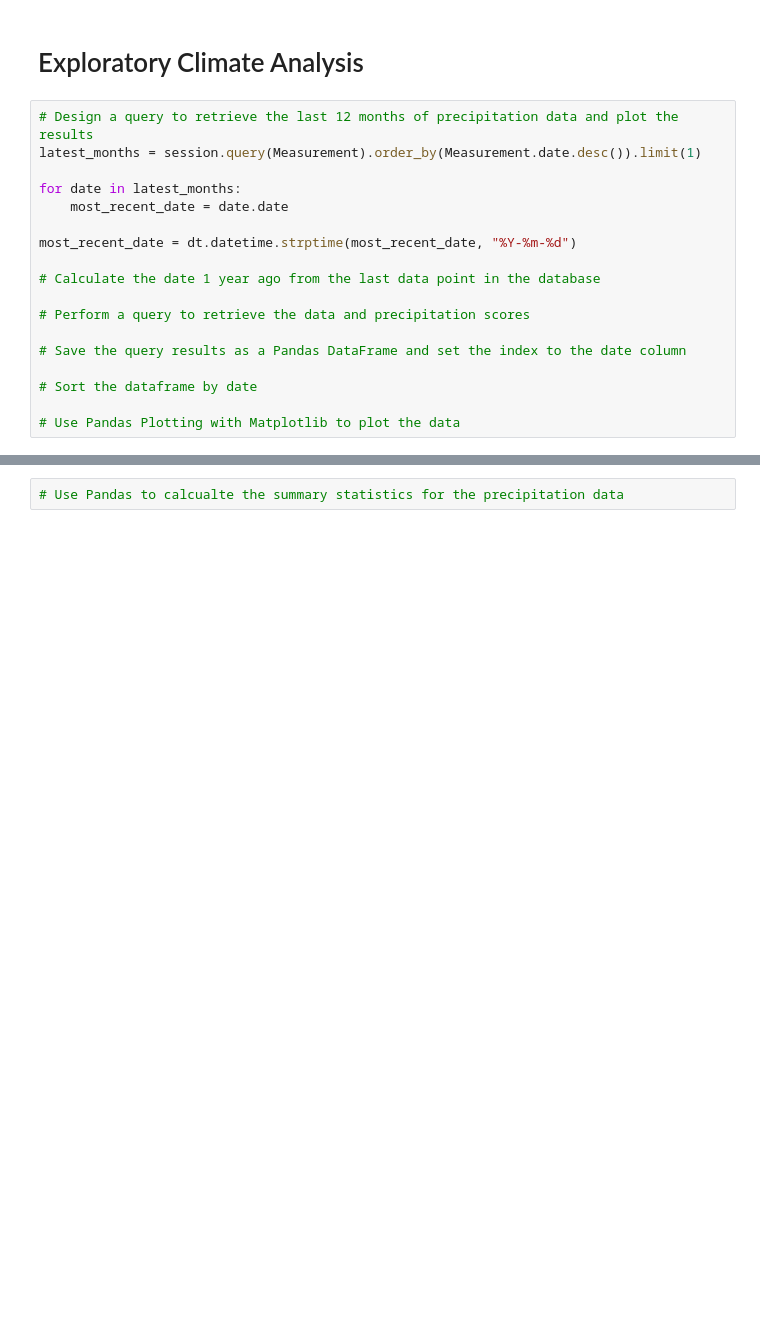
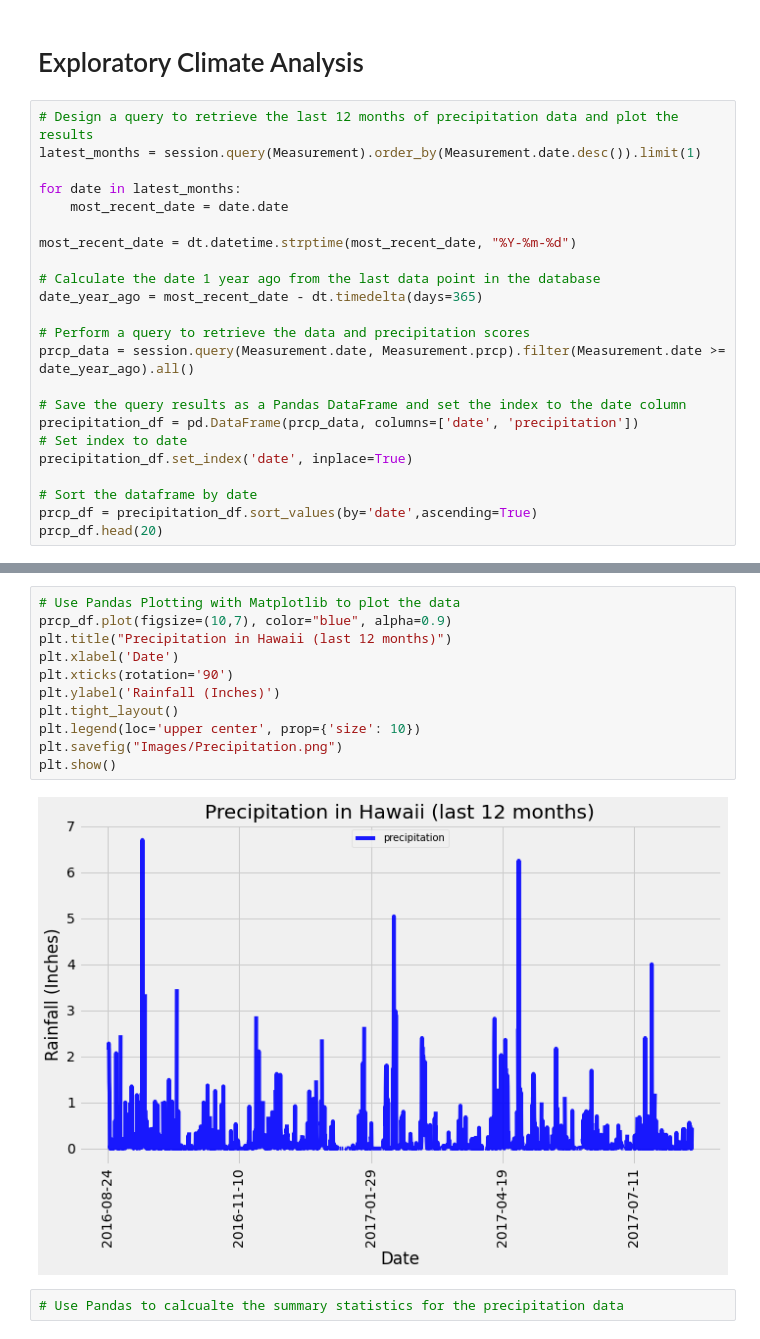
Before and after one commit to iCode13/sqlalchemy-challenge, a Jupyter notebook: climate_analysis.ipynb, the cells around one changed output, grey strips where cells are left out. Saved outputs shown, nothing was run; the diff lists cells and outputs as text; blank space fills up the shorter version.

Commit message:
precipitation plot

```diff
--- a/climate_analysis.ipynb
+++ b/climate_analysis.ipynb
@@ -53,11 +53,16 @@ for date in latest_months:
 most_recent_date = dt.datetime.strptime(most_recent_date, "%Y-%m-%d")
 
 # Calculate the date 1 year ago from the last data point in the database
+date_year_ago = most_recent_date - dt.timedelta(days=365)
 
 # Perform a query to retrieve the data and precipitation scores
+prcp_data = session.query(Measurement.date, Measurement.prcp).filter(Measurement.date >= date_year_ago).all()
 
 # Save the query results as a Pandas DataFrame and set the index to the date column
+precipitation_df = pd.DataFrame(prcp_data, columns=['date', 'precipitation'])
+# Set index to date
+precipitation_df.set_index('date', inplace=True)
 
 # Sort the dataframe by date
-
-# Use Pandas Plotting with Matplotlib to plot the data
+prcp_df = precipitation_df.sort_values(by='date',ascending=True)
+prcp_df.head(20)
@@ -64,3 +88,16 @@ most_recent_date = dt.datetime.strptime(most_recent_date, "%Y-%m-%d")
+# %%
+# Use Pandas Plotting with Matplotlib to plot the data
+prcp_df.plot(figsize=(10,7), color="blue", alpha=0.9)
+plt.title("Precipitation in Hawaii (last 12 months)")
+plt.xlabel('Date')
+plt.xticks(rotation='90')
+plt.ylabel('Rainfall (Inches)')
+plt.tight_layout()
+plt.legend(loc='upper center', prop={'size': 10})
+plt.savefig("Images/Precipitation.png")
+plt.show()
+# %% [output]
+[figure, added]
 # %%
 # Use Pandas to calcualte the summary statistics for the precipitation data
 # %%
```
Also changed, not shown: parts of 3 cells of this notebook, 1 other file.
